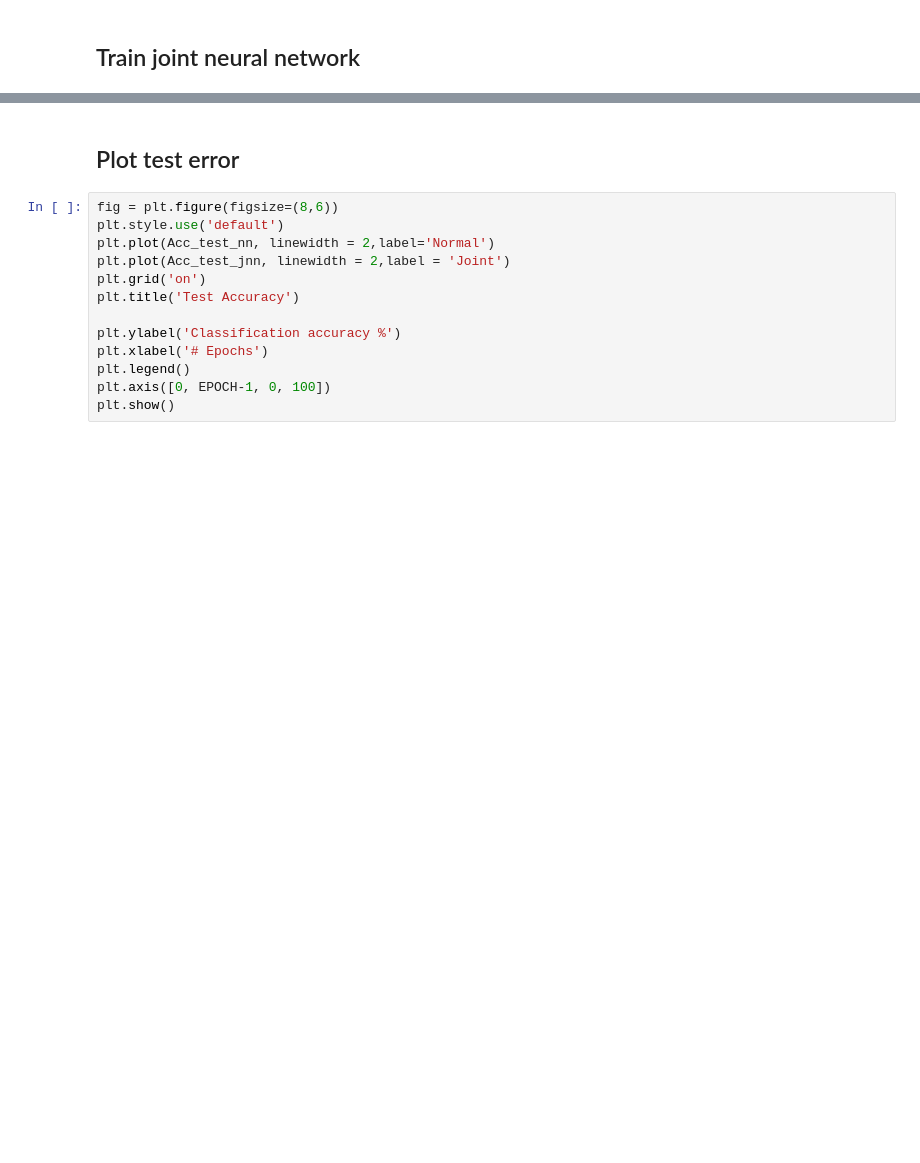
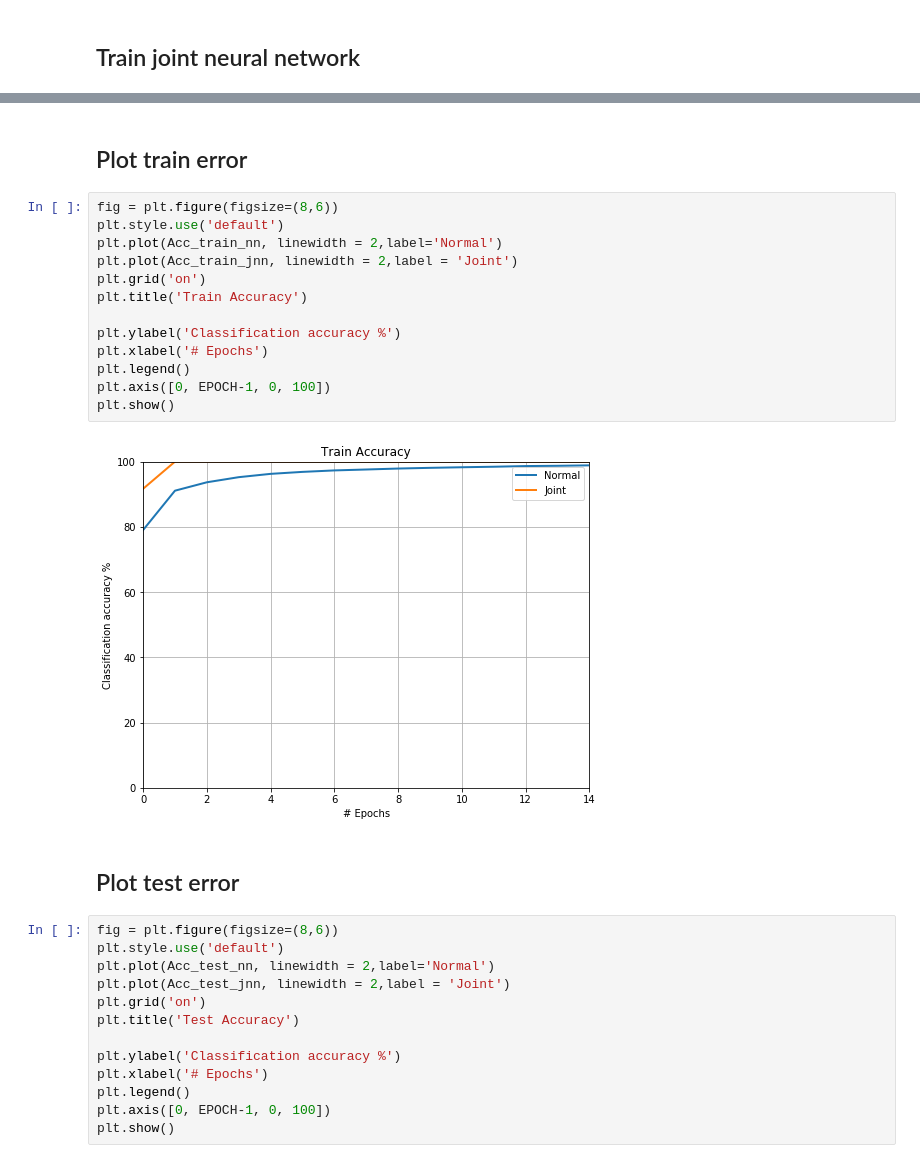
Before and after one commit to mm5110/sparse-structures-for-classification, a Jupyter notebook: dev/ML_ISTA/activation_histogram_experiment_2.ipynb, the cells around one changed output, grey strips where cells are left out. Drawn from its saved outputs; the diff is of its cells as text; blank space fills up the shorter version.

```diff
--- a/dev/ML_ISTA/activation_histogram_experiment_2.ipynb
+++ b/dev/ML_ISTA/activation_histogram_experiment_2.ipynb
@@ -424,3 +476,20 @@ tensor([ 0,  0,  0,  0,  0,  0,  0,  0,  0,  0,  0,  0,  0,  0,
+# %% [markdown]
+## Plot train error
+# %%
+fig = plt.figure(figsize=(8,6))
+plt.style.use('default')
+plt.plot(Acc_train_nn, linewidth = 2,label='Normal')
+plt.plot(Acc_train_jnn, linewidth = 2,label = 'Joint')
+plt.grid('on')
+plt.title('Train Accuracy')
+
+plt.ylabel('Classification accuracy %')
+plt.xlabel('# Epochs')
+plt.legend()
+plt.axis([0, EPOCH-1, 0, 100])
+plt.show()
+# %% [output]
+[figure, added]
 # %% [markdown]
 ## Plot test error
 # %%
```
Also changed, not shown: parts of 10 cells of this notebook, 2 other files.
